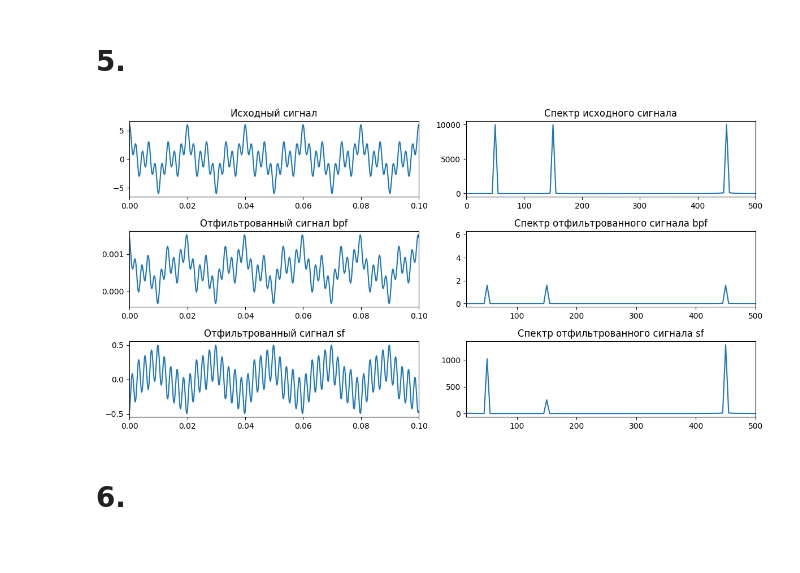
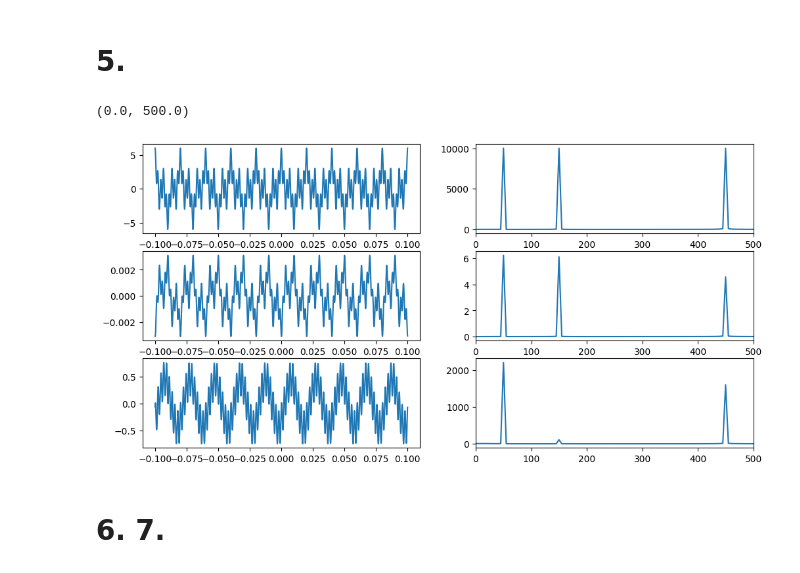
Before and after one commit to KadilenkoIvan/digital_signal_processing, a Jupyter notebook: lab3/1.ipynb, the cells around one changed output. Drawn from its saved outputs; the diff is of its cells as text; code cells hidden in the pictures.

```diff
--- a/lab3/1.ipynb
+++ b/lab3/1.ipynb
@@ -21,8 +18,7 @@ x_cos = A * np.cos(omega1 * t) + A * np.cos(omega2 * t) + A * np.cos(omega3 * t)
 # %% [markdown]
 # 2.
 # %%
-def butterworth_down_filter(freqs, cutoff):
-    wc = 2 * np.pi * cutoff
+def butter_down_filter(freqs, cutoff):
     omega = 2 * np.pi * freqs / cutoff
     H = 1 / (-omega**2 + 1j * np.sqrt(2) * omega + 1)
     return H
@@ -244,56 +133,43 @@ sf = H_down + H_up
+# %%
+fs = 10000
+a = -0.1
+b = 0.1
+t = np.linspace(a, b, fs)
+x_cos = get_cos_singal(a=a, b=b, fs=fs)
+# %%
+signal_fft = fft(x_cos)
+frequencies = fftfreq(len(x_cos), d=t[1] - t[0])
+
+filtred_signal_fft_bp = signal_fft * H_bp
+filtred_signal_bp = ifft(filtred_signal_fft_bp)
+
+filtred_signal_fft_st = signal_fft * H_st
+filtred_signal_st = ifft(filtred_signal_fft_st)
 # %%
-filtered_signal_fft_bpf = signal_fft * bpf
-filtered_signal_fft_sf = signal_fft * sf
-
-# Обратное преобразование Фурье для получения отфильтрованного сигнала
-filtered_signal_bpf = np.real(ifft(filtered_signal_fft_bpf))
-filtered_signal_fft_bpf = fft(filtered_signal_bpf)
-
-filtered_signal_sf = np.real(ifft(filtered_signal_fft_sf))
-filtered_signal_fft_sf = fft(filtered_signal_sf)
-
-# Графики
 plt.figure(figsize=(12, 6))
 
-# Исходный сигнал
 plt.subplot(3, 2, 1)
 plt.plot(t, x_cos)
-plt.xlim(0, .1)
-plt.title("Исходный сигнал")
 
-# Спектр исходного сигнала
 plt.subplot(3, 2, 2)
 plt.plot(frequencies[:fs//2], np.abs(signal_fft[:fs//2]))
 plt.xlim(0, 500)
-plt.title("Спектр исходного сигнала")
 
-# Отфильтрованный сигнал
 plt.subplot(3, 2, 3)
-plt.plot(t, filtered_signal_bpf)
-plt.xlim(0, .1)
-plt.title("Отфильтрованный сигнал bpf")
+plt.plot(t, filtred_signal_bp)
 
-# Спектр исходного сигнала
 plt.subplot(3, 2, 4)
-plt.plot(frequencies[:fs//2], np.abs(filtered_signal_fft_bpf[:fs//2]))
-plt.xlim(15, 500)
-plt.title("Спектр отфильтрованного сигнала bpf")
+plt.plot(frequencies[:fs//2], np.abs(filtred_signal_fft_bp[:fs//2]))
+plt.xlim(0, 500)
 
-# Отфильтрованный сигнал
 plt.subplot(3, 2, 5)
-plt.plot(t, filtered_signal_sf)
-plt.xlim(0, .1)
-plt.title("Отфильтрованный сигнал sf")
+plt.plot(t, filtred_signal_st)
 
-# Спектр исходного сигнала
 plt.subplot(3, 2, 6)
-plt.plot(frequencies[:fs//2], np.abs(filtered_signal_fft_sf[:fs//2]))
-plt.xlim(15, 500)
-plt.title("Спектр отфильтрованного сигнала sf")
-
-plt.tight_layout()
-plt.show()
+plt.plot(frequencies[:fs//2], np.abs(filtred_signal_fft_st[:fs//2]))
+plt.xlim(0, 500)
 # %% [output]
+(0.0, 500.0)
-[figure, old version]
+[figure, new version]
 # %% [markdown]
-# 6.
+# 6. 7.
```
Also changed, not shown: parts of 29 cells of this notebook.
